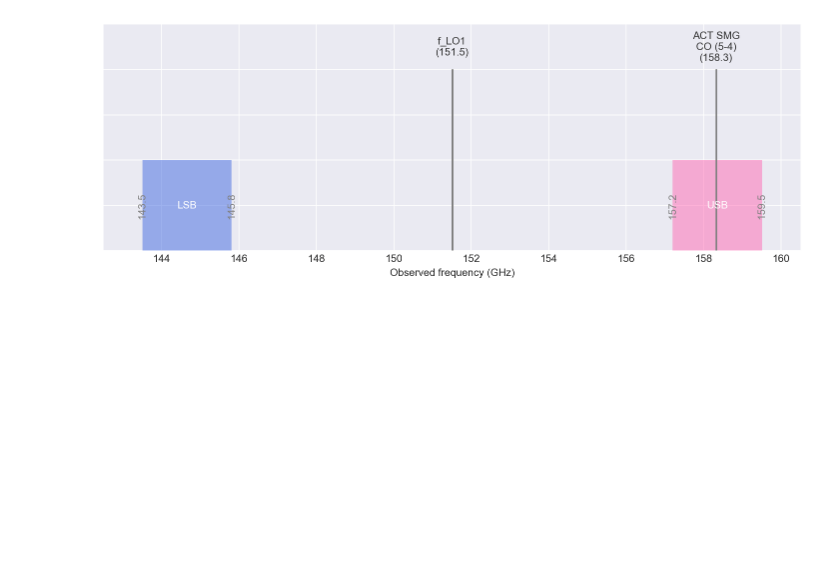
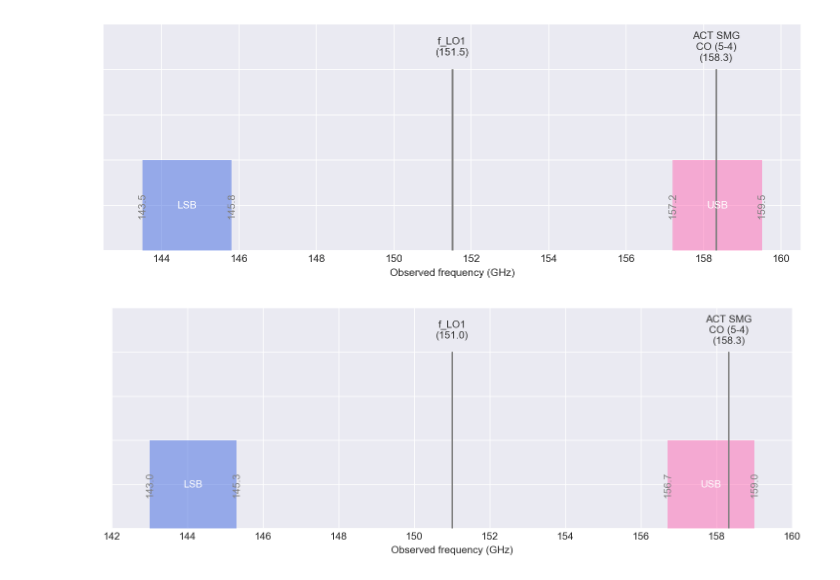
Before and after one commit to b4r-dev/notebooks, a Jupyter notebook: observing-frequency-calculator.ipynb, the cells around one changed output. Saved outputs shown, nothing was run; the diff lists cells and outputs as text; code cells hidden in the pictures; blank space fills up the shorter version.

```diff
--- a/observing-frequency-calculator.ipynb
+++ b/observing-frequency-calculator.ipynb
@@ -95,3 +97,13 @@ lines = {'ACT SMG\nCO (5-4)': 158.321}
 plot(f_LO1, f_LO2, lines=lines)
 # %% [output]
 [figure]
+# %%
+fig, ax = plt.subplots()
+
+f_LO1 = 151.0
+f_LO2 = 8.1
+lines = {'ACT SMG\nCO (5-4)': 158.321}
+
+plot(f_LO1, f_LO2, lines=lines)
+# %% [output]
+[figure, added]
```
Also changed, not shown: parts of 3 cells of this notebook.
